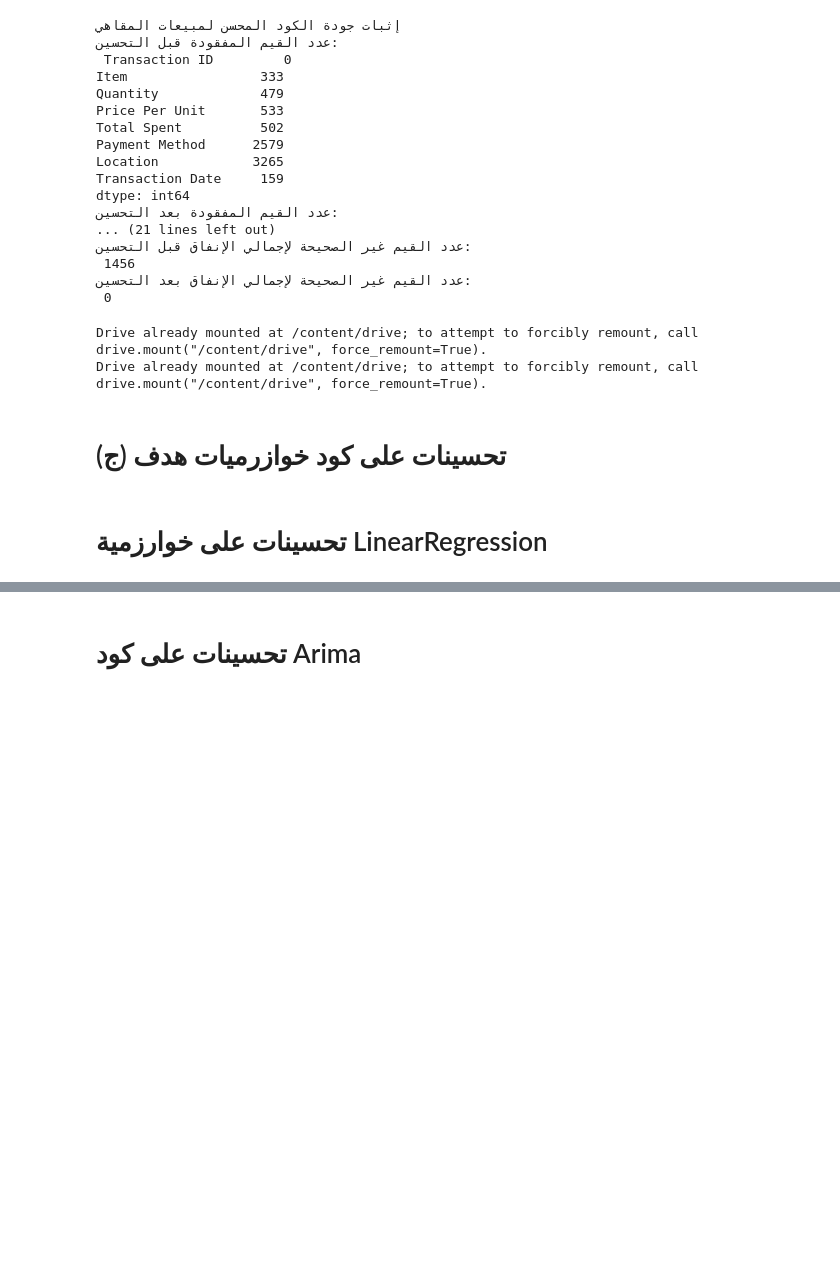
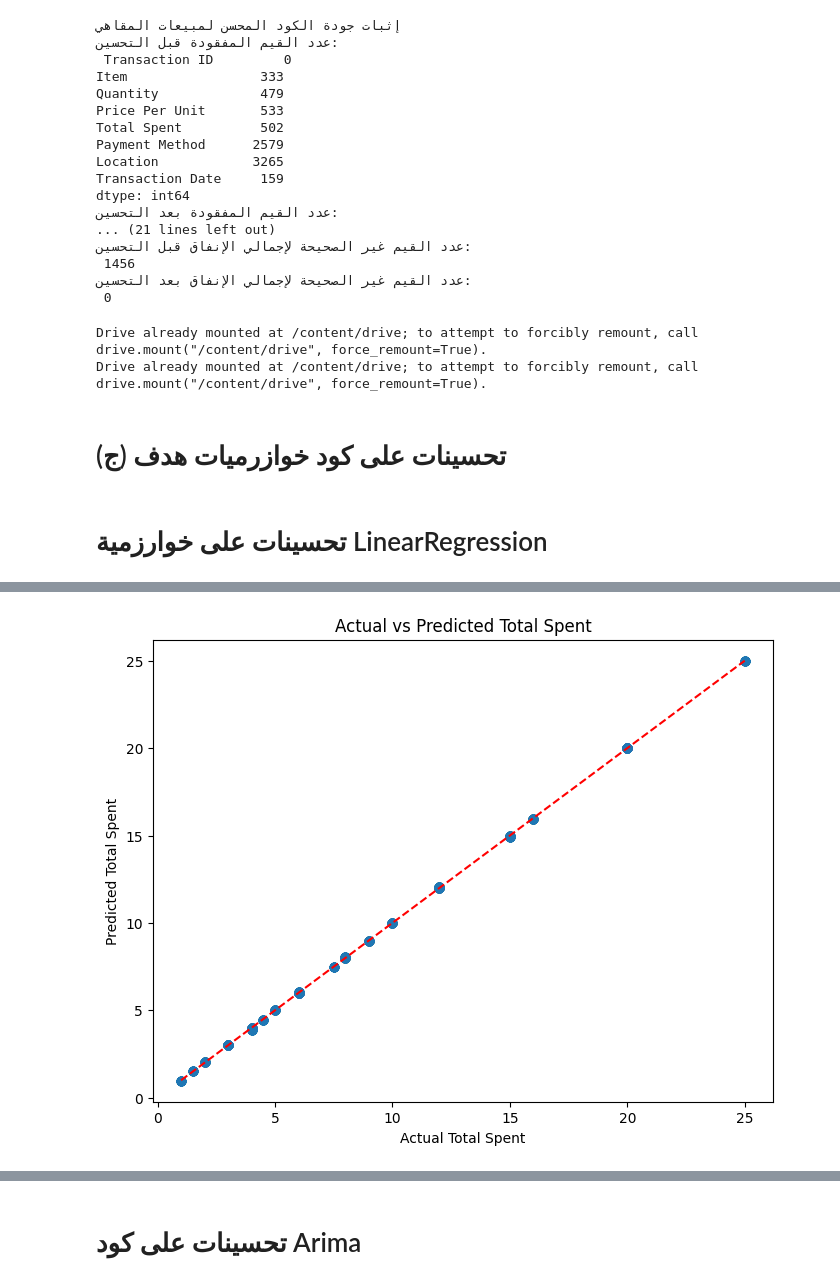
Before and after one commit to ayaaayaaayaaayaaayaaayaa/1G3k6bk3eE5jS72tEbvvYEclhIGrEHNuA, a Jupyter notebook: Improvements(V2_0)_(B_AND_G).ipynb, the cells around one changed output, grey strips where cells are left out. Saved outputs shown, nothing was run; the diff lists cells and outputs as text; code cells hidden in the pictures; blank space fills up the shorter version.

```diff
--- a/Improvements(V2_0)_(B_AND_G).ipynb
+++ b/Improvements(V2_0)_(B_AND_G).ipynb
@@ -149,3 +149,90 @@ Drive already mounted at /content/drive; to attempt to forcibly remount, call dr
 # تحسينات على كود خوازرميات هدف (ج)
 # %% [markdown]
 # تحسينات على خوارزمية  LinearRegression
+# %%
+import pandas as pd
+import numpy as np
+import matplotlib.pyplot as plt
+from sklearn.linear_model import LinearRegression
+from sklearn.model_selection import train_test_split, cross_val_score
+from sklearn.metrics import mean_squared_error, r2_score
+from sklearn.preprocessing import StandardScaler
+from sklearn.ensemble import GradientBoostingRegressor
+
+# أخذ نسخة من البيانات المحسنة مسبقًا
+df_model = df.copy()
+
+# تحويل الأعمدة الرقمية إلى أرقام للتأكد من صحة العمليات الحسابية
+numeric_cols = ["Quantity", "Price Per Unit", "Total Spent"]
+for col in numeric_cols:
+    df_model[col] = pd.to_numeric(df_model[col], errors='coerce')
+
+# حذف الصفوف التي تحتوي على قيم مفقودة في الأعمدة الأساسية
+df_model.dropna(subset=["Quantity", "Price Per Unit", "Total Spent"], inplace=True)
+
+# تحويل عمود التاريخ إلى صيغة تاريخ صحيحة قبل استخراج الميزات الزمنية
+df_model['Transaction Date'] = pd.to_datetime(df_model['Transaction Date'], errors='coerce')
+df_model.dropna(subset=['Transaction Date'], inplace=True)
+
+# التحسين 1: الميزات الزمنية
+df_model['Day'] = df_model['Transaction Date'].dt.dayofweek
+df_model['Hour'] = df_model['Transaction Date'].dt.hour
+
+# التحسين 2: تحويل اسم المنتج إلى Dummy
+df_model = pd.get_dummies(df_model, columns=['Item'], drop_first=True)
+
+# التحسين 3: توحيد القيم العددية
+scaler = StandardScaler()
+df_model[['Quantity', 'Price Per Unit', 'Day', 'Hour']] = scaler.fit_transform(
+    df_model[['Quantity', 'Price Per Unit', 'Day', 'Hour']]
+)
+
+# التحسين 4: استخدام نموذج أقوى
+model = GradientBoostingRegressor(random_state=42)
+
+# التحسين 5: إضافة متوسط سعر الوحدة اليومي
+df_model['Daily_Avg_Price'] = df_model.groupby(df_model['Transaction Date'].dt.date)['Price Per Unit'].transform('mean')
+
+# التحسين 6: إضافة إجمالي الإنفاق السابق لكل صف
+df_model['Prev_Total_Spent'] = df_model['Total Spent'].shift(1).bfill()
+
+# التحسين 7: إضافة متوسط الكمية المباعة لكل منتج
+# يمكن إعادة استخدام العمود الأصلي قبل dummy إذا كان موجودًا
+# إذا لم يكن ممكنًا بعد dummy يمكن الاستغناء عن هذا التحسين أو إعادة إنشاؤه بطريقة مناسبة
+# df_model['Avg_Quantity_Per_Product'] = df_model.groupby('Item')['Quantity'].transform('mean')
+
+# تحديد المتغيرات المدخلة والمتغير المستهدف للنموذج
+X = df_model.drop(columns=['Total Spent', 'Transaction Date'], errors='ignore')
+y = df_model['Total Spent']
+
+# التأكد من أن كل الأعمدة في X رقمية
+X = X.select_dtypes(exclude=['object'])
+
+# تقسيم البيانات إلى مجموعة تدريب ومجموعة اختبار
+X_train, X_test, y_train, y_test = train_test_split(X, y, test_size=0.2, random_state=42)
+
+# تدريب النموذج
+model.fit(X_train, y_train)
+
+# التنبؤ
+y_pred = model.predict(X_test)
+
+# تقييم النموذج
+mse = mean_squared_error(y_test, y_pred)
+r2 = r2_score(y_test, y_pred)
+cv_scores = cross_val_score(model, X, y, cv=5, scoring='r2')
+
+print("Mean Squared Error:", mse)
+print("R² Score:", r2)
+print("Cross-Validation R² Scores:", cv_scores)
+print("Average CV R²:", cv_scores.mean())
+
+# رسم القيم الحقيقية مقابل القيم المتوقعة
+plt.figure(figsize=(8,6))
+plt.scatter(y_test, y_pred, alpha=0.6)
+plt.plot([y_test.min(), y_test.max()], [y_test.min(), y_test.max()], 'r--')
+plt.xlabel("Actual Total Spent")
+plt.ylabel("Predicted Total Spent")
+plt.title("Actual vs Predicted Total Spent")
+plt.show()
+# %% [output]
@@ -152,3 +243,4 @@ Drive already mounted at /content/drive; to attempt to forcibly remount, call dr
+[figure, added]
 # %%
 import pandas as pd
 import numpy as np
```
Also changed, not shown: parts of 4 cells of this notebook.
